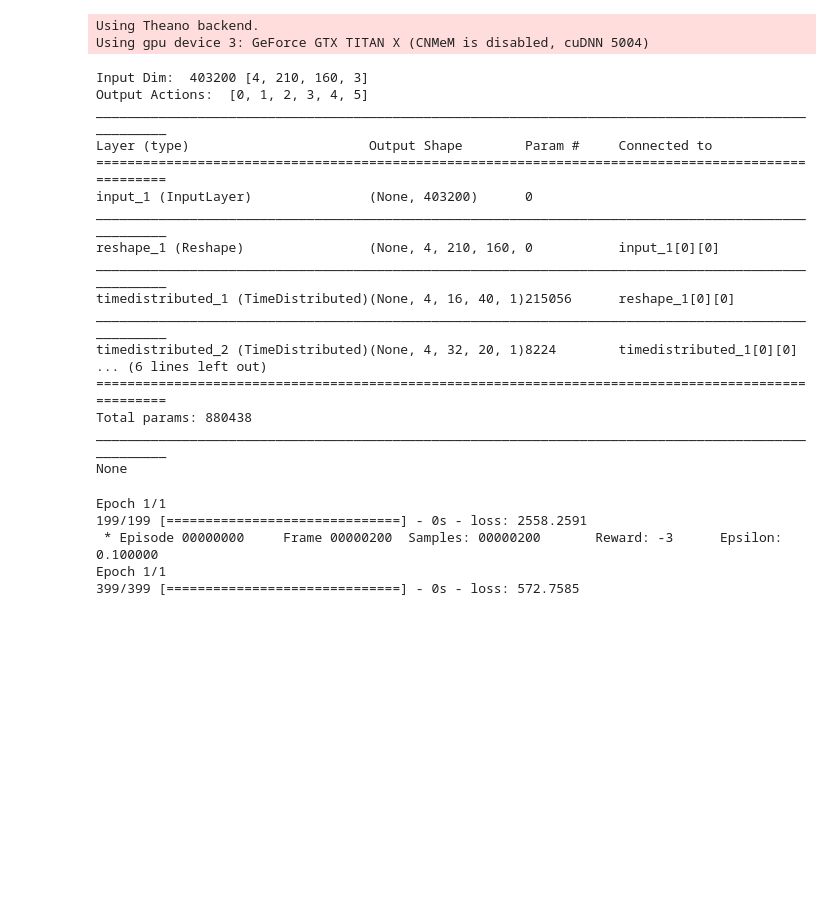
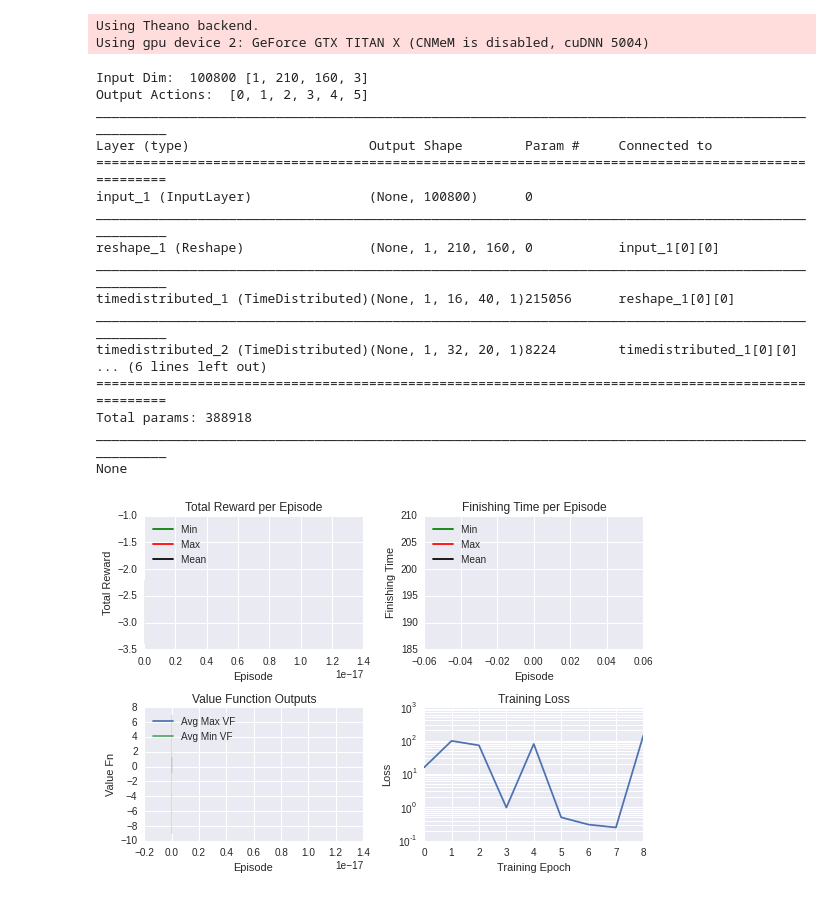
Before and after one commit to osh/kerlym, a Jupyter notebook: pong_notebook.ipynb, the cells around one changed output. Cells and saved outputs as stored; diff of their text form; code cells hidden in the pictures; blank space fills up the shorter version.

```diff
--- a/pong_notebook.ipynb
+++ b/pong_notebook.ipynb
@@ -13,43 +13,40 @@ INFO:gym.envs.registration:Making new env: Pong-v0
 # %%
 import dqn
 agent = dqn.D2QN(env,
-                  nframes=4,
+                  nframes=1,
                   epsilon=0.1,
                   discount=0.99,
                   modelfactory=dqn.simple_cnn,
-                  epsilon_schedule=lambda episode,epsilon: epsilon*(1-1e-4),
+                  epsilon_schedule=lambda episode,epsilon: epsilon,
                   update_nsamp=1000,
                   batch_size=32,
-                  dropout=0.1,
+                  dropout=0.5,
                   timesteps_per_batch=200,
                   stats_rate=10,
                   enable_plots = True,
-                  max_memory = 100000 )
+                  max_memory = 1000000,
+                  difference_obs = True )
 # %% [output]
 Using Theano backend.
-Using gpu device 3: GeForce GTX TITAN X (CNMeM is disabled, cuDNN 5004)
+Using gpu device 2: GeForce GTX TITAN X (CNMeM is disabled, cuDNN 5004)
-Input Dim:  403200 [4, 210, 160, 3]
+Input Dim:  100800 [1, 210, 160, 3]
 Output Actions:  [0, 1, 2, 3, 4, 5]
 ____________________________________________________________________________________________________
 Layer (type)                       Output Shape        Param #     Connected to
 ====================================================================================================
-input_1 (InputLayer)               (None, 403200)      0
+input_1 (InputLayer)               (None, 100800)      0
 ____________________________________________________________________________________________________
-reshape_1 (Reshape)                (None, 4, 210, 160, 0           input_1[0][0]
+reshape_1 (Reshape)                (None, 1, 210, 160, 0           input_1[0][0]
 ____________________________________________________________________________________________________
-timedistributed_1 (TimeDistributed)(None, 4, 16, 40, 1)215056      reshape_1[0][0]
+timedistributed_1 (TimeDistributed)(None, 1, 16, 40, 1)215056      reshape_1[0][0]
 ____________________________________________________________________________________________________
-timedistributed_2 (TimeDistributed)(None, 4, 32, 20, 1)8224        timedistributed_1[0][0]
+timedistributed_2 (TimeDistributed)(None, 1, 32, 20, 1)8224        timedistributed_1[0][0]
 ... (6 lines left out)
 ====================================================================================================
-Total params: 880438
+Total params: 388918
 ____________________________________________________________________________________________________
 None
 # %%
-agent.learn(ipy_clear=True, max_episodes=1000000, max_pathlength=200)
+agent.learn(ipy_clear=True, max_episodes=100000, max_pathlength=200)
 # %% [output]
-Epoch 1/1
-199/199 [==============================] - 0s - loss: 2558.2591
- * Episode 00000000     Frame 00000200  Samples: 00000200       Reward: -3      Epsilon: 0.100000
-Epoch 1/1
-399/399 [==============================] - 0s - loss: 572.7585
+[figure, added]
```
Also changed, not shown: parts of 1 cell of this notebook, 1 other file.
